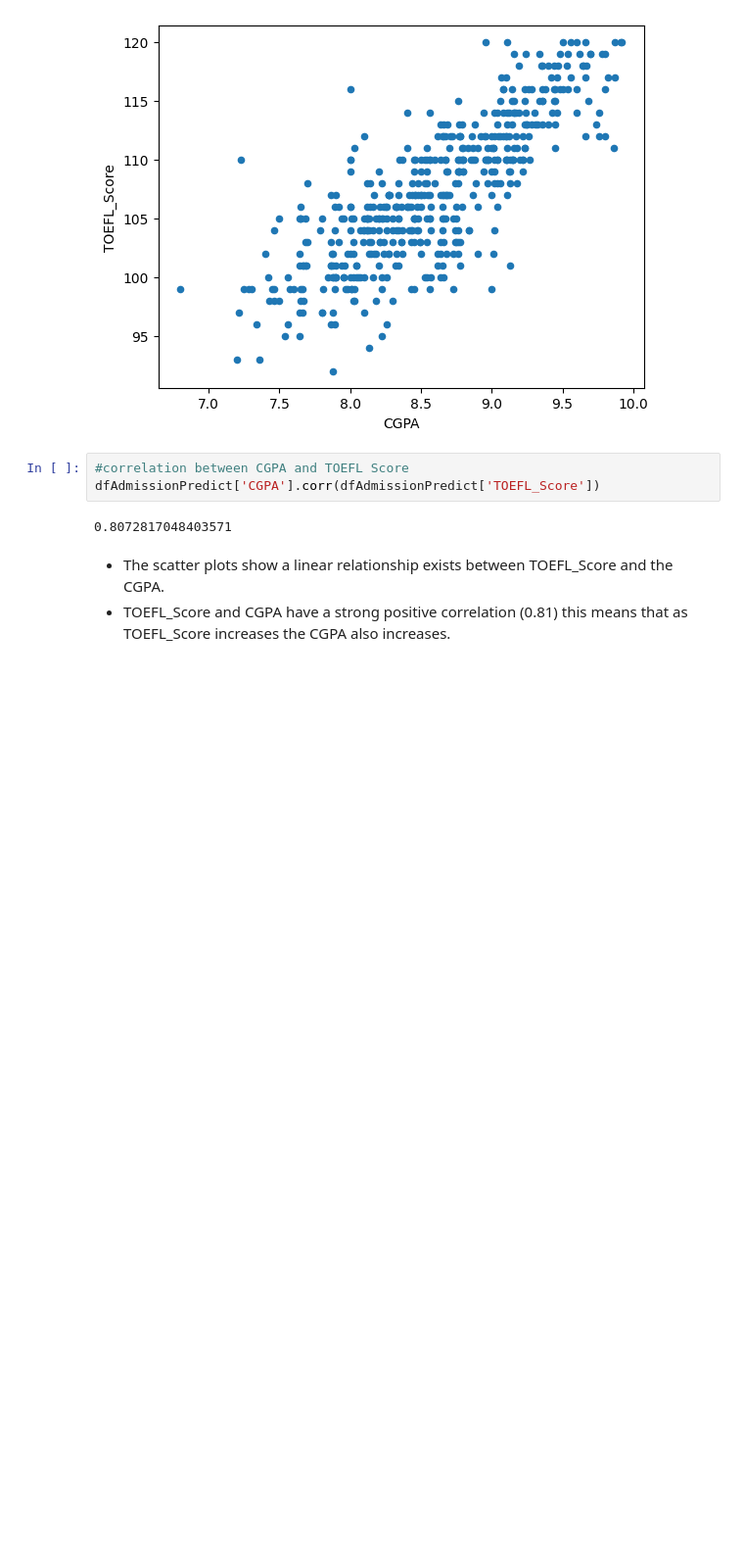
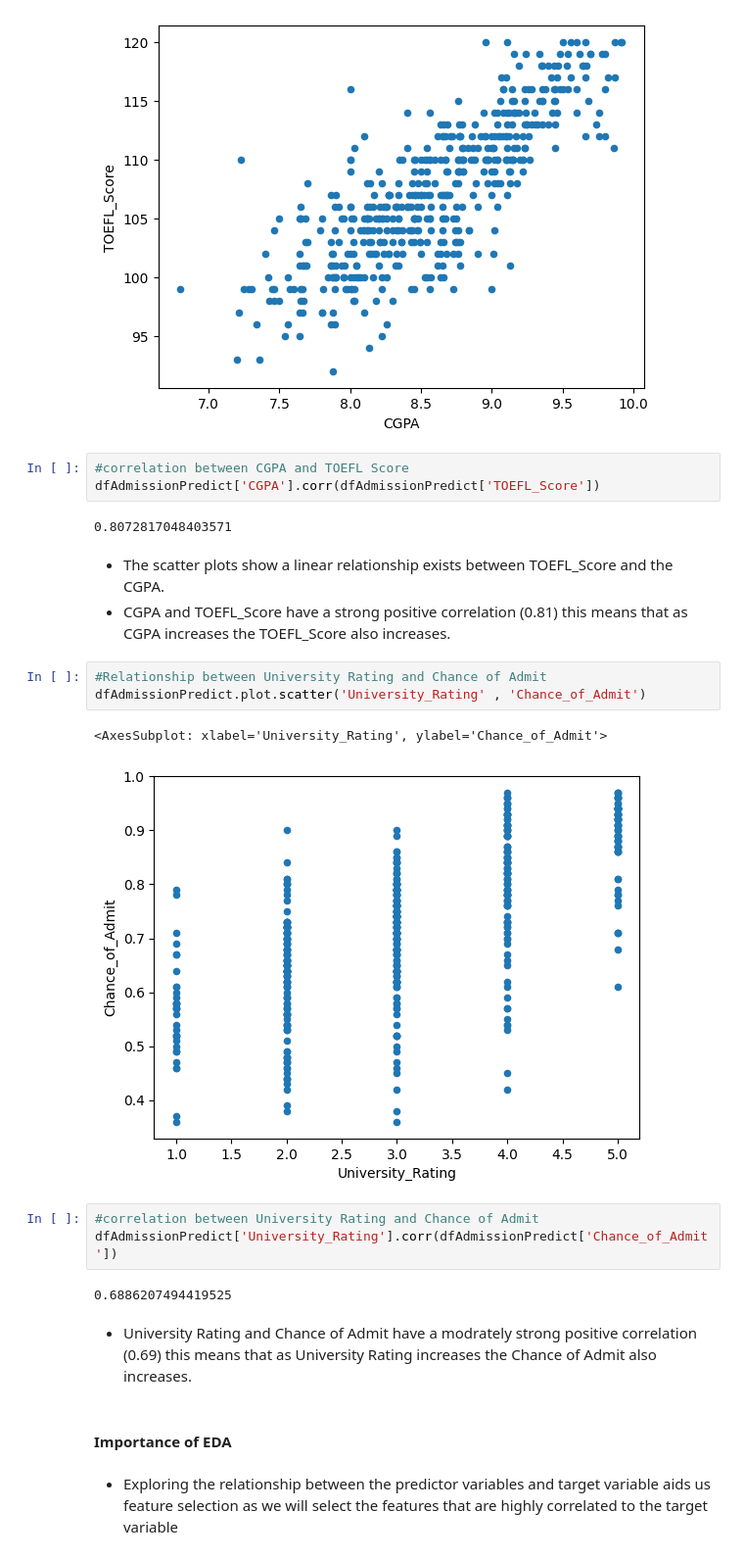
Before and after one commit to JudeTulel/GraduateAdmissionsPrediction, a Jupyter notebook: GraduateAdmissionsPrediction.ipynb, the cells around one changed output. Shown at 98% size. Saved outputs shown, nothing was run; the diff lists cells and outputs as text; blank space fills up the shorter version.

```diff
--- a/GraduateAdmissionsPrediction.ipynb
+++ b/GraduateAdmissionsPrediction.ipynb
@@ -366,4 +369,21 @@ dfAdmissionPredict['CGPA'].corr(dfAdmissionPredict['TOEFL_Score'])
 0.8072817048403571
 # %% [markdown]
 - The scatter plots show a linear relationship exists between TOEFL_Score and the CGPA.
-- TOEFL_Score and CGPA have a strong positive  correlation (0.81) this means that as TOEFL_Score increases the CGPA also increases.
+- CGPA and TOEFL_Score have a strong positive  correlation (0.81) this means that as CGPA increases the TOEFL_Score also increases.
+# %%
+#Relationship between University Rating and Chance of Admit
+dfAdmissionPredict.plot.scatter('University_Rating' , 'Chance_of_Admit')
+# %% [output]
+<AxesSubplot: xlabel='University_Rating', ylabel='Chance_of_Admit'>
+[figure, added]
+# %%
+#correlation between University Rating and Chance of Admit
+dfAdmissionPredict['University_Rating'].corr(dfAdmissionPredict['Chance_of_Admit'])
+# %% [output]
+0.6886207494419525
+# %% [markdown]
+- University Rating and Chance of Admit have a modrately strong positive  correlation (0.69) this means that as University Rating increases the Chance of Admit also increases.
+# %% [markdown]
+#### Importance of EDA
+# %% [markdown]
+- Exploring the relationship between the predictor variables and target variable aids us feature selection as we will select the features that are highly correlated to the target variable
```
Also changed, not shown: parts of 25 cells of this notebook, 2 other files.
